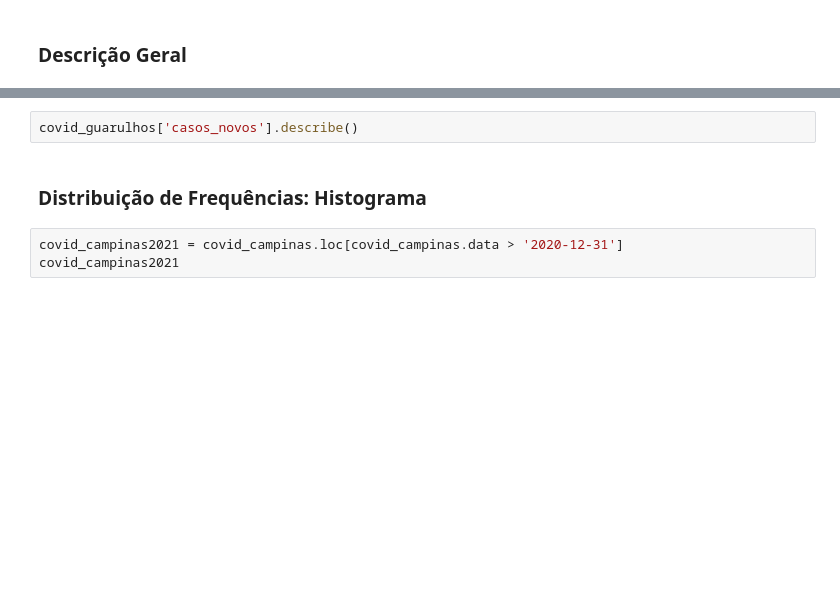
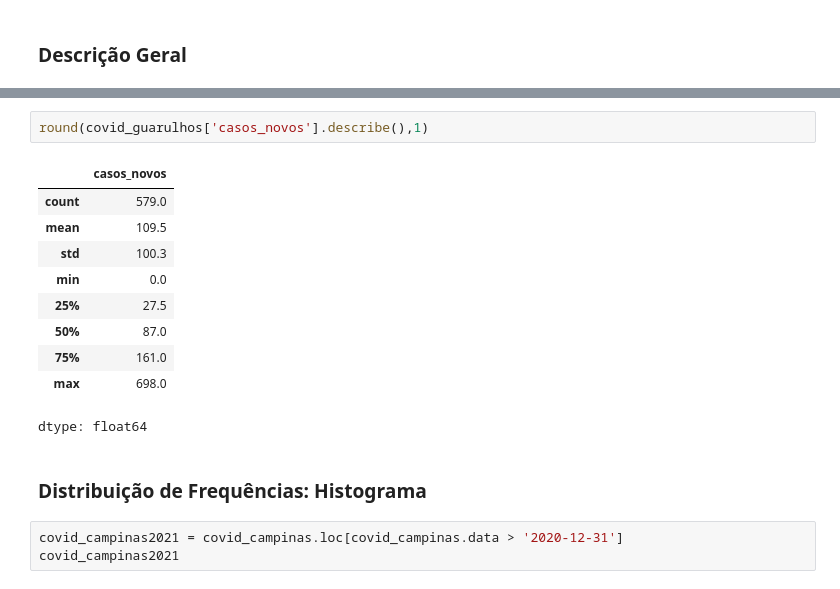
Before and after one commit to GuilhermeFogolin/Python-Dados-Machine-Learning, a Jupyter notebook: Análise_Projeto_01.ipynb, the cells around one changed output, grey strips where cells are left out. Drawn from its saved outputs; the diff is of its cells as text; blank space fills up the shorter version.

Commit message:
Análises estatísticas: mediana, moda e função describe com Python

```diff
--- a/Análise_Projeto_01.ipynb
+++ b/Análise_Projeto_01.ipynb
@@ -171,5 +218,16 @@ round(covid_campinas.describe(),1)
 # %%
-covid_guarulhos['casos_novos'].describe()
+round(covid_guarulhos['casos_novos'].describe(),1)
+# %% [output]
+|  | casos_novos |
+| count | 579.0 |
+| mean | 109.5 |
+| std | 100.3 |
+| min | 0.0 |
+| 25% | 27.5 |
+| 50% | 87.0 |
+| 75% | 161.0 |
+| max | 698.0 |
+dtype: float64
 # %% [markdown]
 ### Distribuição de Frequências: Histograma
 # %%
```
Also changed, not shown: parts of 10 cells of this notebook.
